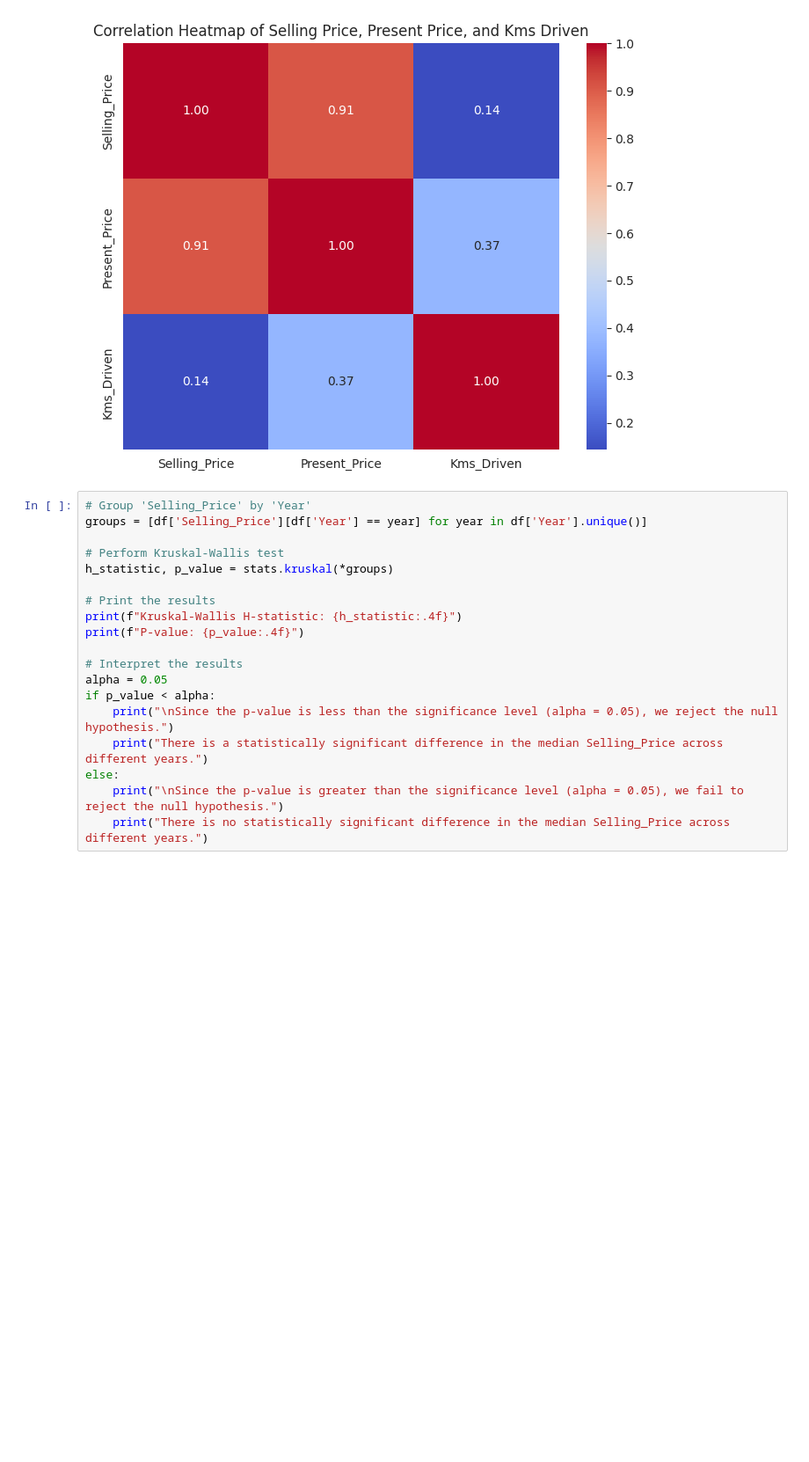
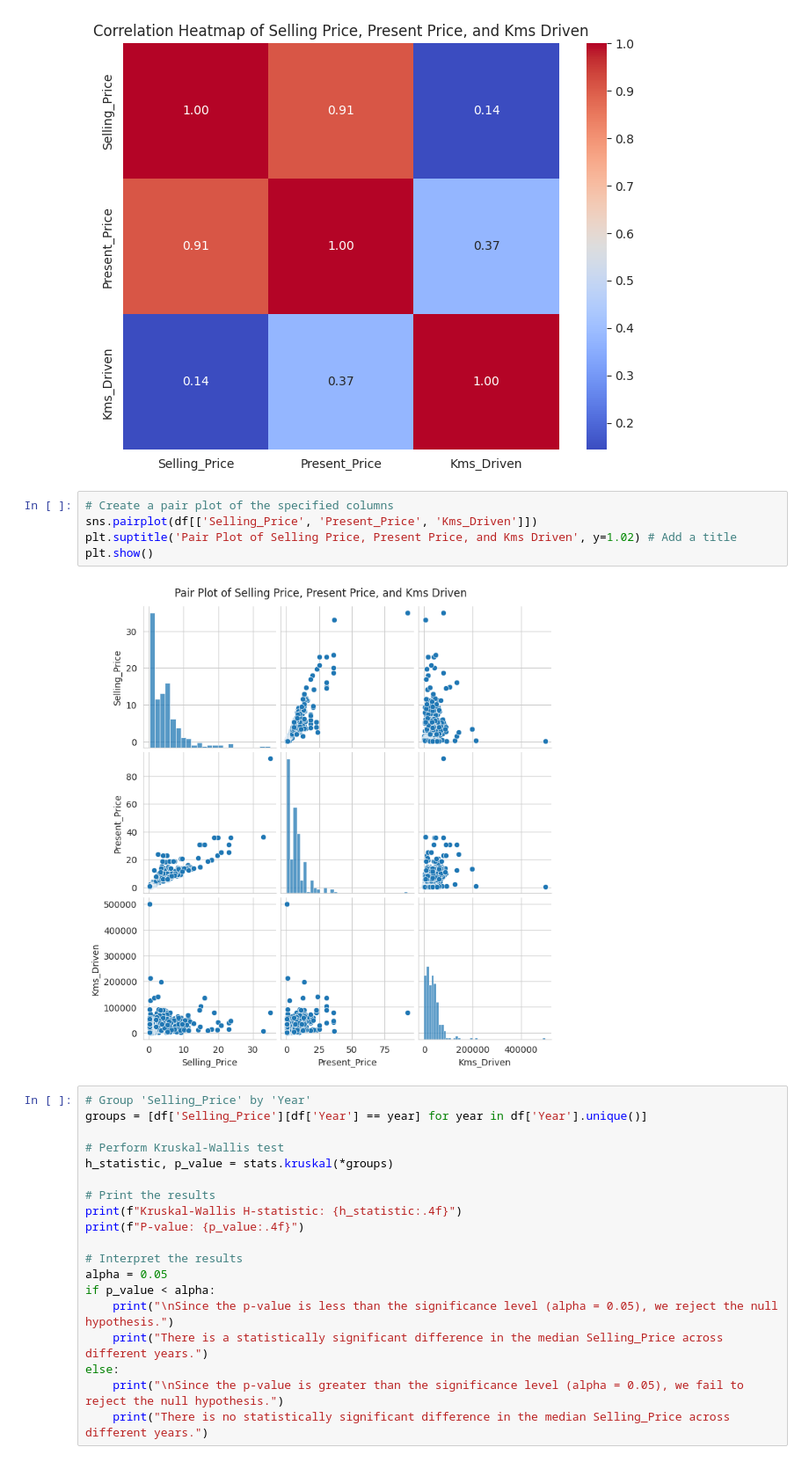
Before and after one commit to MohammadAghaei1/Polynomial-Car-price-prediction-, a Jupyter notebook: Mohammad/Car_price_prediction.ipynb, the cells around one changed output. Shown: that part at 88% size. Drawn from its saved outputs; the diff is of its cells as text; blank space fills up the shorter version.

```diff
--- a/Mohammad/Car_price_prediction.ipynb
+++ b/Mohammad/Car_price_prediction.ipynb
@@ -241,6 +235,13 @@ plt.title('Correlation Heatmap of Selling Price, Present Price, and Kms Driven')
 plt.show()
 # %% [output]
 [figure]
+# %%
+# Create a pair plot of the specified columns
+sns.pairplot(df[['Selling_Price', 'Present_Price', 'Kms_Driven']])
+plt.suptitle('Pair Plot of Selling Price, Present Price, and Kms Driven', y=1.02) # Add a title
+plt.show()
+# %% [output]
+[figure, added]
 # %%
 # Group 'Selling_Price' by 'Year'
 groups = [df['Selling_Price'][df['Year'] == year] for year in df['Year'].unique()]
```
Also changed, not shown: parts of 9 cells of this notebook.
